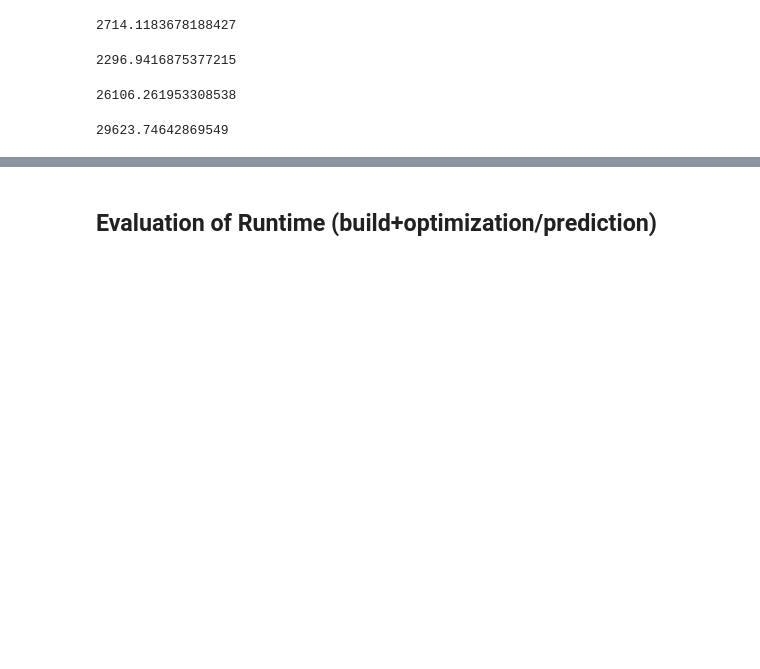
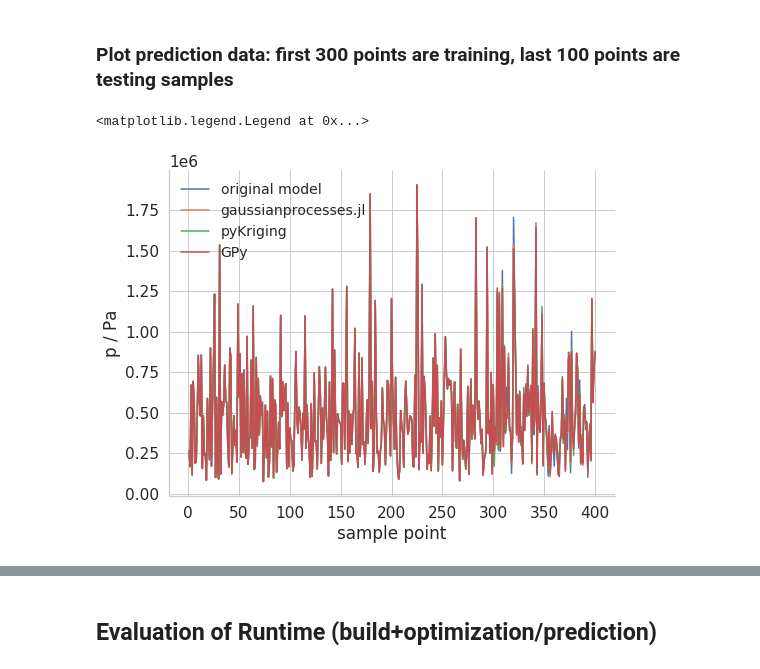
Before and after one commit to joergbuchwald/geostatstest, a Jupyter notebook: evaluate.ipynb, the cells around one changed output, grey strips where cells are left out. Cells and saved outputs as stored; diff of their text form; code cells hidden in the pictures; blank space fills up the shorter version.

```diff
--- a/evaluate.ipynb
+++ b/evaluate.ipynb
@@ -3,0 +3,18 @@ import matplotlib.pyplot as plt
+# %%
+import numpy as np
+import matplotlib.pyplot as plt
+import pandas as pd
+import seaborn as sns
+plt.rcParams['font.size'] = 12
+#plt.rcParams['lines.linewidth']= 2.0
+plt.rcParams['legend.frameon']=False
+plt.rcParams['figure.figsize'] = (8, 6)
+plt.rcParams['font.family'] = 'sans'
+plt.rcParams['legend.fontsize']=14
+plt.rcParams["mathtext.fontset"] = "dejavusans"
+plt.rcParams['font.size'] = 14
+plt.rcParams['axes.spines.right'] = False
+plt.rcParams['axes.spines.top'] = False
+plt.rcParams['axes.spines.left'] = True
+plt.rcParams['axes.spines.bottom'] = True
+plt.rcParams['axes.axisbelow'] = True
@@ -4,6 +23,7 @@ import matplotlib.pyplot as plt
 # %%
 y_real = np.genfromtxt("y_shuffled.csv")
-y_pred_julia = np.genfromtxt("y_predict_julia_gaussianprocesses.csv", delimiter=",")[:,1]
-y_pred_python = np.genfromtxt("y_predict_python_pyKriging.csv")
+y_pred_gaussianprocesses = np.genfromtxt("y_predict_julia_gaussianprocesses.csv", delimiter=",")[:,1]
+y_pred_pyKriging = np.genfromtxt("y_predict_python_pyKriging.csv")
+y_pred_GPy = np.genfromtxt("y_predict_python_GPy.csv")
 # %%
 x=np.linspace(1,400,400)
@@ -23,16 +30,14 @@ plt.plot(x,y_real-y_pred_python)
-# %%
-np.mean(y_real-y_pred_julia)
-# %% [output]
-2714.1183678188427
-# %%
-np.mean(y_real-y_pred_python)
-# %% [output]
-2296.9416875377215
-# %%
-np.std(y_real-y_pred_julia)
-# %% [output]
-26106.261953308538
-# %%
-np.std(y_real-y_pred_python)
-# %% [output]
-29623.74642869549
+# %% [markdown]
+### Plot prediction data: first 300 points are training, last 100 points are testing samples
+# %%
+plt.plot(x,y_real, label='original model')
+plt.plot(x,y_pred_gaussianprocesses, label='gaussianprocesses.jl')
+plt.plot(x,y_pred_pyKriging, label='pyKriging')
+plt.plot(x,y_pred_GPy, label='GPy')
+plt.ticklabel_format(style='sci', axis='y', scilimits=(0,0))
+plt.ylabel('p / Pa')
+plt.xlabel('sample point')
+plt.legend()
+# %% [output]
+<matplotlib.legend.Legend at 0x...>
+[figure, added]
```
Also changed, not shown: parts of 23 cells of this notebook, 14 other files.
